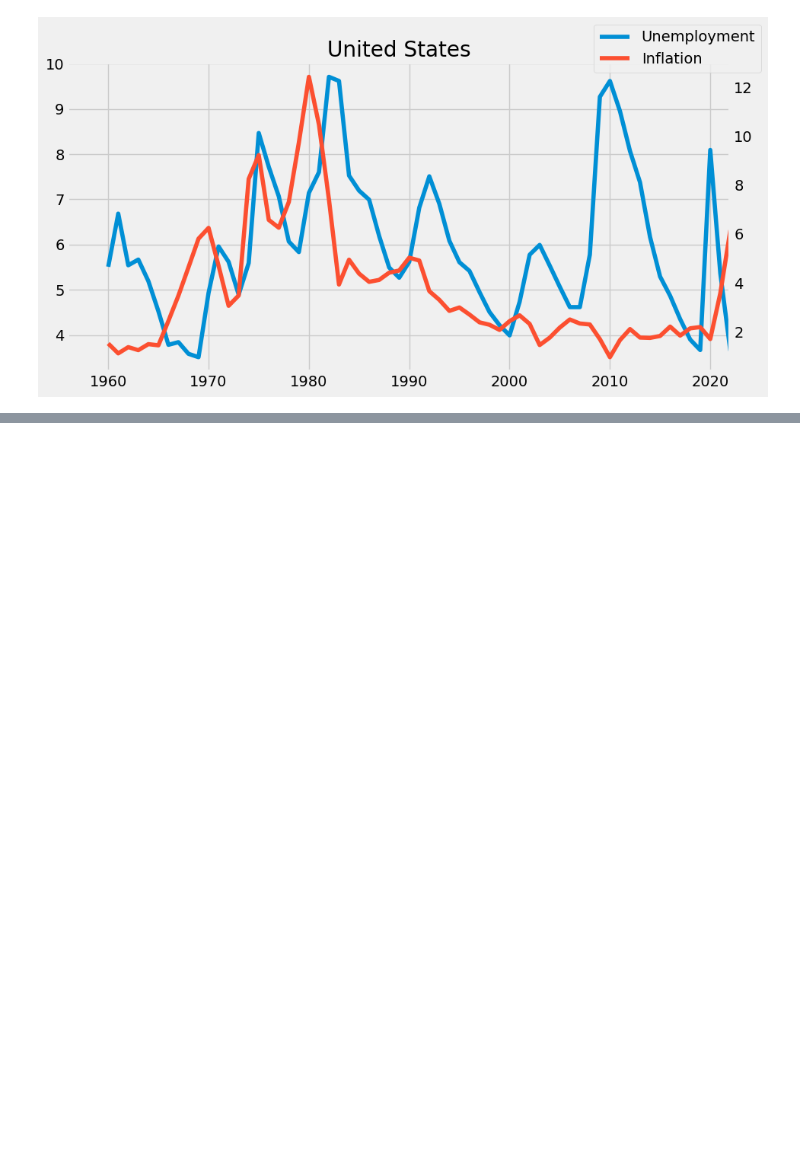
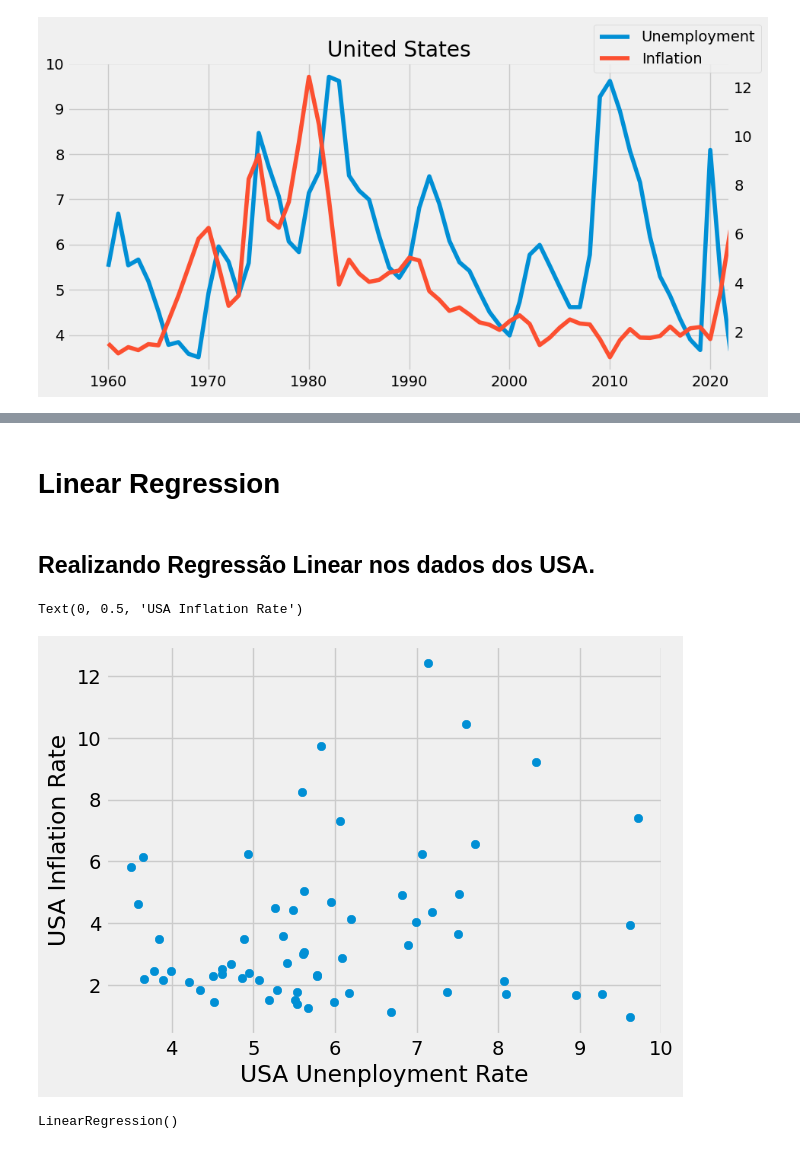
Before and after one commit to pedrocardoz0/big-data-economics, a Jupyter notebook: notebooks/economics_data.ipynb, the cells around one changed output, grey strips where cells are left out. Drawn from its saved outputs; the diff is of its cells as text; code cells hidden in the pictures; blank space fills up the shorter version.

```diff
--- a/notebooks/economics_data.ipynb
+++ b/notebooks/economics_data.ipynb
@@ -173,0 +174,20 @@ plt.show()
+# %% [markdown]
+# **Linear Regression**
+# %% [markdown]
+## Realizando Regressão Linear nos dados dos USA.
+# %%
+from sklearn.linear_model import LinearRegression
+from sklearn.model_selection import train_test_split
+from sklearn.impute import SimpleImputer
+import matplotlib.pyplot as plt
+
+
+X = uemp_copy['United States'].drop(index='1955-01-01')
+y = inflation_copy['United States']
+
+plt.scatter(X, y)
+plt.xlabel('USA Unenployment Rate')
+plt.ylabel('USA Inflation Rate')
+# %% [output]
+Text(0, 0.5, 'USA Inflation Rate')
+[figure, added]
@@ -173,0 +206,5 @@ plt.show()
+# %%
+lr = LinearRegression()
+lr.fit(X_train, y_train)
+# %% [output]
+LinearRegression()
```
Also changed, not shown: parts of 9 cells of this notebook.
